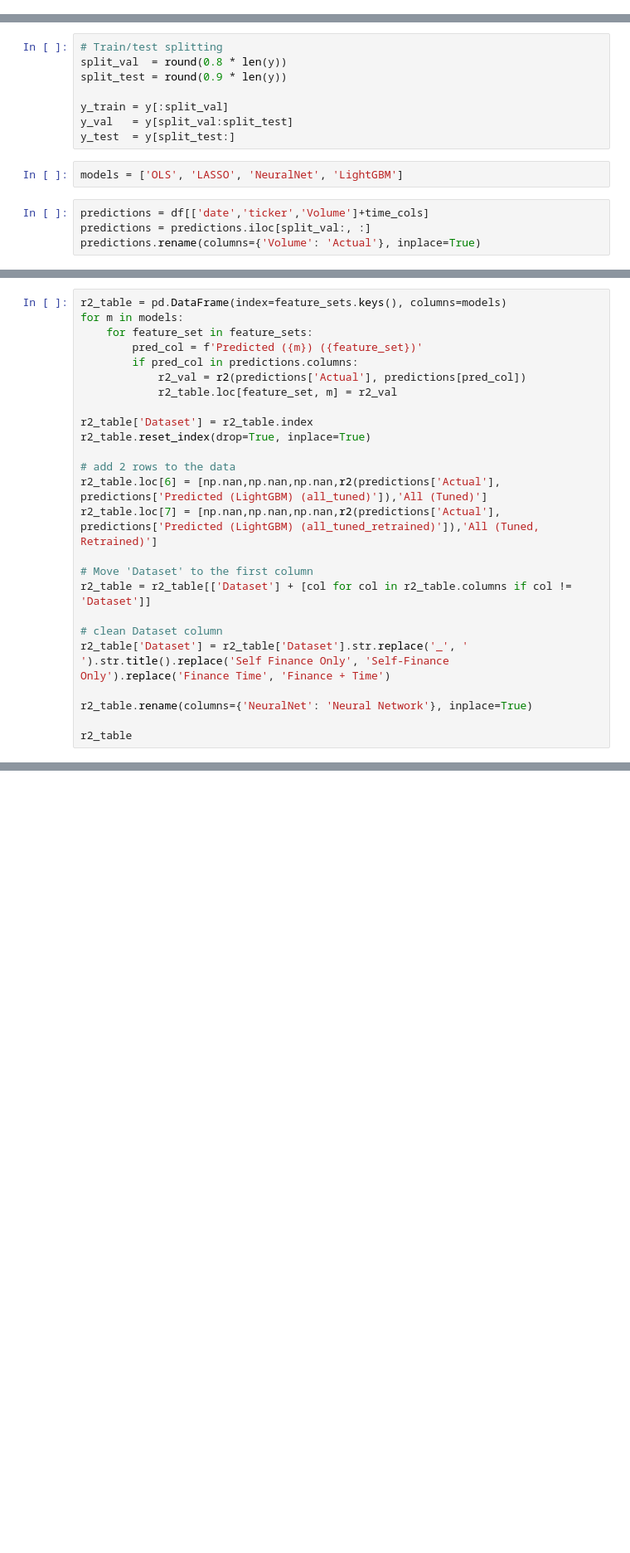
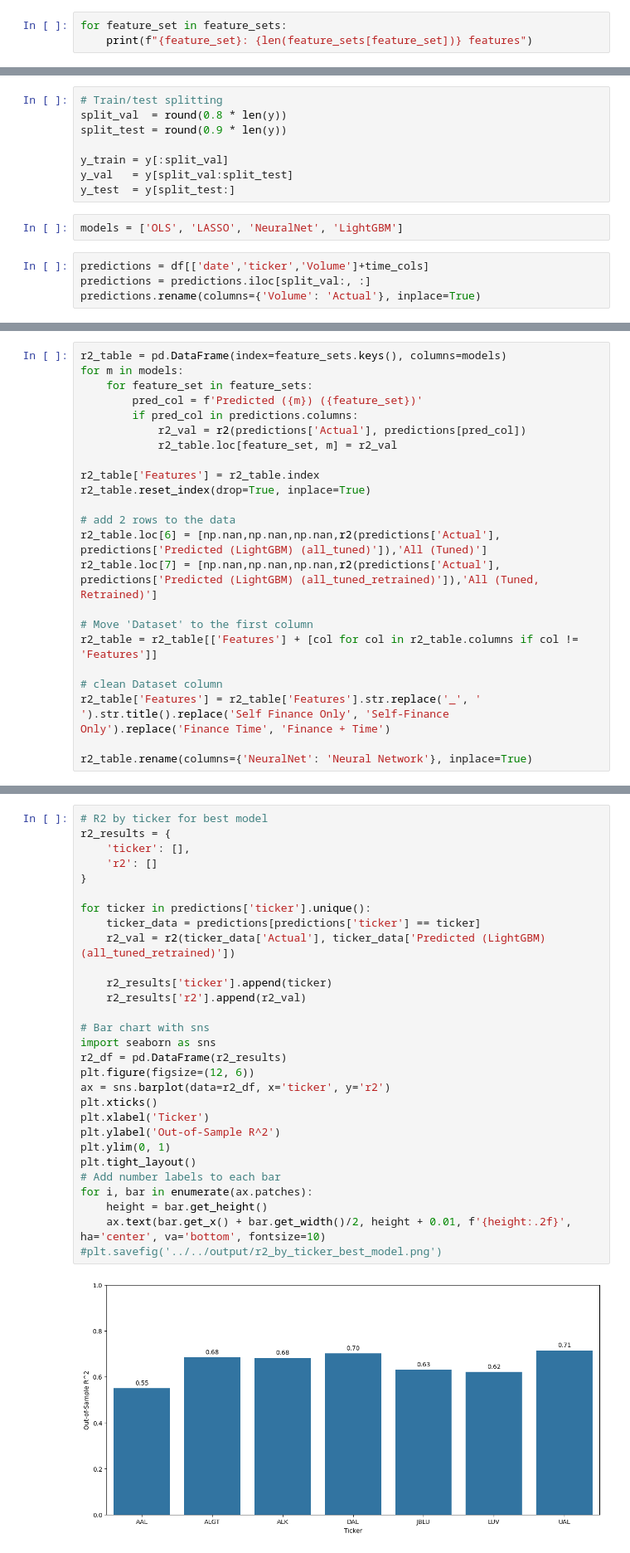
Before and after one commit to svanomm/sentiment-volume-forecasting, a Jupyter notebook: Scripts/05 Models/05 Comparing Model Results.ipynb, the cells around one changed output, grey strips where cells are left out. Shown at 83% size. Cells and saved outputs as stored; diff of their text form; blank space fills up the shorter version.

```diff
--- a/Scripts/05 Models/05 Comparing Model Results.ipynb
+++ b/Scripts/05 Models/05 Comparing Model Results.ipynb
@@ -27,3 +49,6 @@ feature_sets = {
     'finance_time': finance_vars + time_cols,
     'all': sentiment_cols + finance_vars + time_cols
 }
+# %%
+for feature_set in feature_sets:
+    print(f"{feature_set}: {len(feature_sets[feature_set])} features")
@@ -115,7 +131,7 @@ for m in models:
             r2_val = r2(predictions['Actual'], predictions[pred_col])
             r2_table.loc[feature_set, m] = r2_val
 
-r2_table['Dataset'] = r2_table.index
+r2_table['Features'] = r2_table.index
 r2_table.reset_index(drop=True, inplace=True)
 
 # add 2 rows to the data
@@ -123,11 +139,9 @@ r2_table.loc[6] = [np.nan,np.nan,np.nan,r2(predictions['Actual'], predictions['P
 r2_table.loc[7] = [np.nan,np.nan,np.nan,r2(predictions['Actual'], predictions['Predicted (LightGBM) (all_tuned_retrained)']),'All (Tuned, Retrained)']
 
 # Move 'Dataset' to the first column
-r2_table = r2_table[['Dataset'] + [col for col in r2_table.columns if col != 'Dataset']]
+r2_table = r2_table[['Features'] + [col for col in r2_table.columns if col != 'Features']]
 
 # clean Dataset column
-r2_table['Dataset'] = r2_table['Dataset'].str.replace('_', ' ').str.title().replace('Self Finance Only', 'Self-Finance Only').replace('Finance Time', 'Finance + Time')
+r2_table['Features'] = r2_table['Features'].str.replace('_', ' ').str.title().replace('Self Finance Only', 'Self-Finance Only').replace('Finance Time', 'Finance + Time')
 
 r2_table.rename(columns={'NeuralNet': 'Neural Network'}, inplace=True)
-
-r2_table
@@ -153,0 +196,31 @@ r2_table
+# %%
+# R2 by ticker for best model
+r2_results = {
+    'ticker': [],
+    'r2': []
+}
+
+for ticker in predictions['ticker'].unique():
+    ticker_data = predictions[predictions['ticker'] == ticker]
+    r2_val = r2(ticker_data['Actual'], ticker_data['Predicted (LightGBM) (all_tuned_retrained)'])
+
+    r2_results['ticker'].append(ticker)
+    r2_results['r2'].append(r2_val)
+
+# Bar chart with sns
+import seaborn as sns
+r2_df = pd.DataFrame(r2_results)
+plt.figure(figsize=(12, 6))
+ax = sns.barplot(data=r2_df, x='ticker', y='r2')
+plt.xticks()
+plt.xlabel('Ticker')
+plt.ylabel('Out-of-Sample R^2')
+plt.ylim(0, 1)
+plt.tight_layout()
+# Add number labels to each bar
+for i, bar in enumerate(ax.patches):
+    height = bar.get_height()
+    ax.text(bar.get_x() + bar.get_width()/2, height + 0.01, f'{height:.2f}', ha='center', va='bottom', fontsize=10)
+#plt.savefig('../../output/r2_by_ticker_best_model.png')
+# %% [output]
+[figure, added]
```
Also changed, not shown: parts of 14 cells of this notebook, 21 other files.
